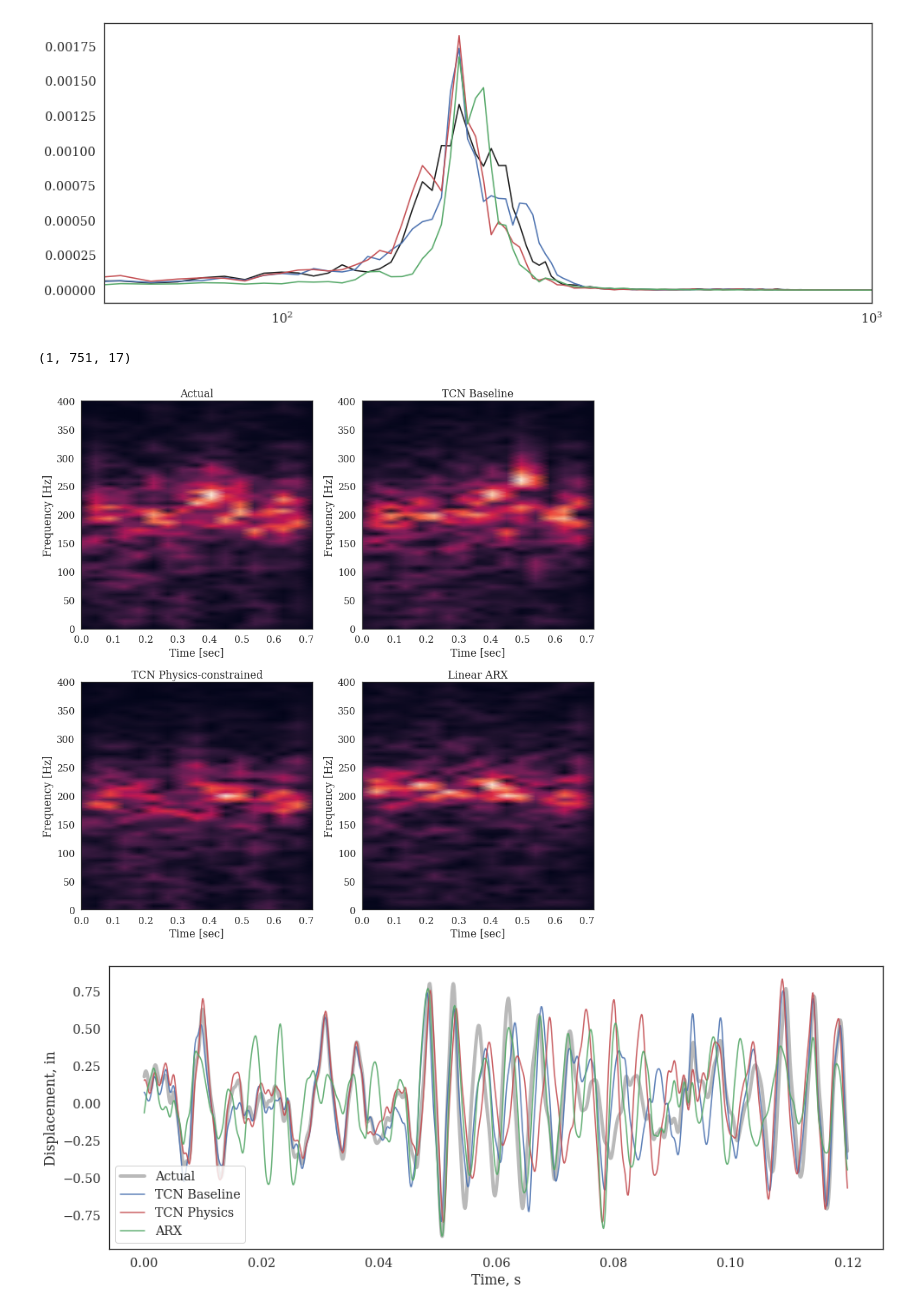
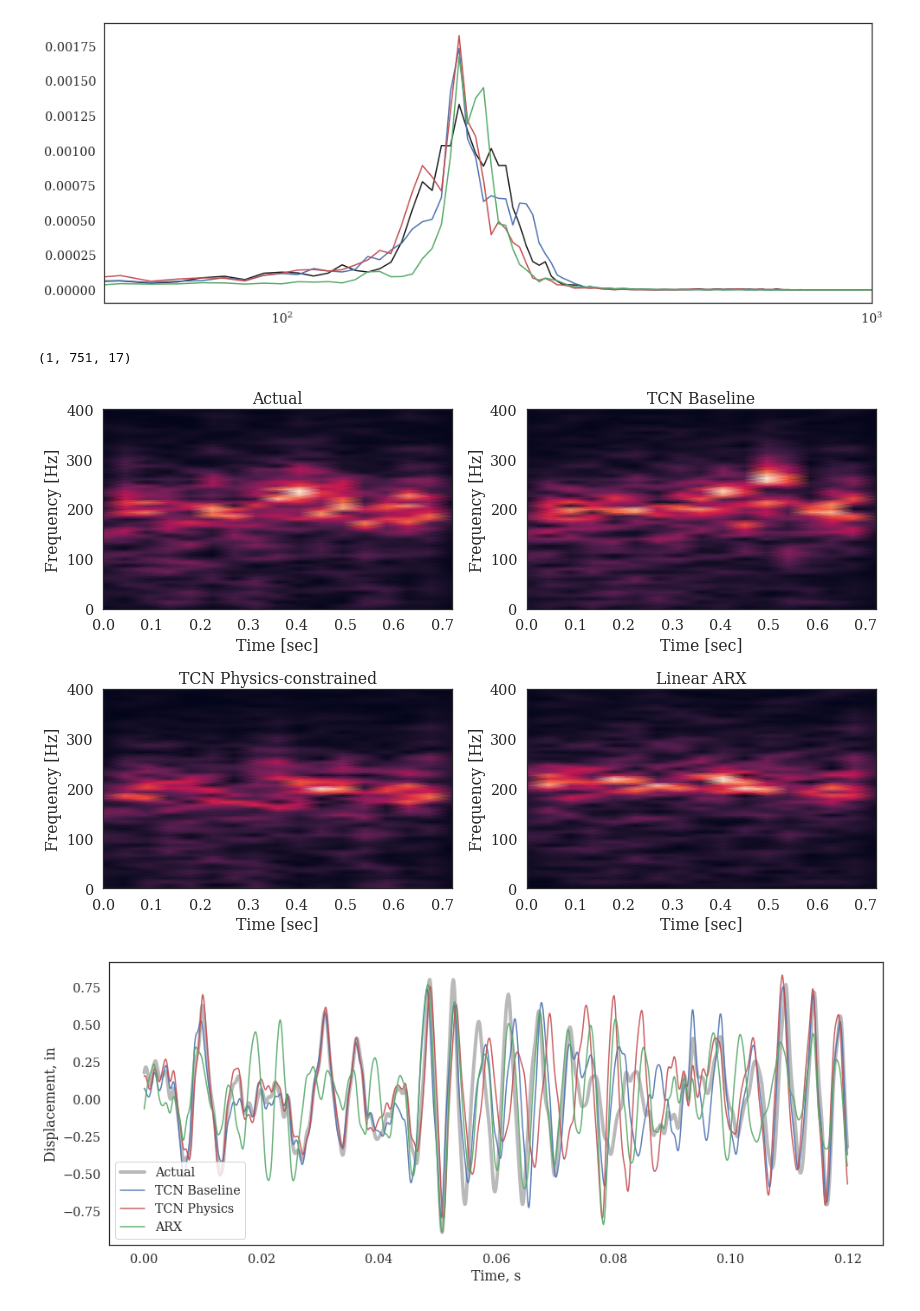
Before and after one commit to cleeag/ece271b, a Jupyter notebook: lstm/TCN_v01-FlatBeam-12tw.ipynb, the cells around one changed output. Cells and saved outputs as stored; diff of their text form; code cells hidden in the pictures.

Commit message:
adding figures

```diff
--- a/lstm/TCN_v01-FlatBeam-12tw.ipynb
+++ b/lstm/TCN_v01-FlatBeam-12tw.ipynb
@@ -464,7 +464,7 @@ freq, tvec, stft_arx = stft(yarx_psd.T, fs, nperseg = nperseg, noverlap = np.cei
 
 print(stft_full.shape)
 
-plt.figure(figsize = (12, 12))
+plt.figure(figsize = (12, 8))
 
 plt.subplot(2,2,1)
 plt.pcolormesh(tvec, freq, np.abs(stft_full[0]), shading='gouraud')
@@ -478,34 +478,34 @@ plt.subplot(2,2,2)
 plt.pcolormesh(tvec, freq, np.abs(stft_base), shading='gouraud')
 plt.ylim([0,400])
 
 plt.ylabel('Frequency [Hz]')
 plt.xlabel('Time [sec]')
 plt.title('TCN Baseline')
 
 plt.subplot(2,2,3)
 plt.pcolormesh(tvec, freq, np.abs(stft_physics), shading='gouraud')
 plt.ylim([0,400])
 
 plt.ylabel('Frequency [Hz]')
 plt.xlabel('Time [sec]')
 plt.title('TCN Physics-constrained')
 
 plt.subplot(2,2,4)
 plt.pcolormesh(tvec, freq, np.abs(stft_arx[0]), shading='gouraud')
 plt.ylim([0,400])
 
 plt.ylabel('Frequency [Hz]')
 plt.xlabel('Time [sec]')
 plt.title('Linear ARX')
 
 plt.tight_layout()
 
 plt.savefig('comparison_stft.tiff')
 plt.show()
 #plt.xlim([50, 1000])
 # %% [output]
 (1, 751, 17)
-[figure, old version]
+[figure, new version]
 # %%
 plt.figure(figsize = (16, 6))
 
```
Also changed, not shown: 1 other file.
